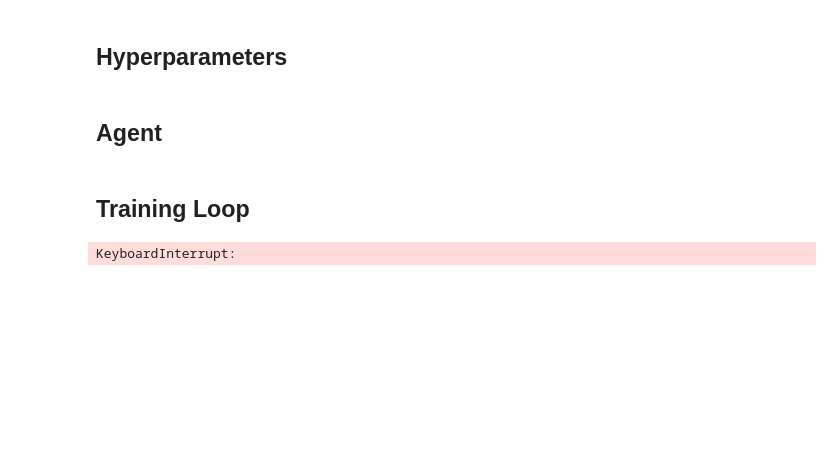
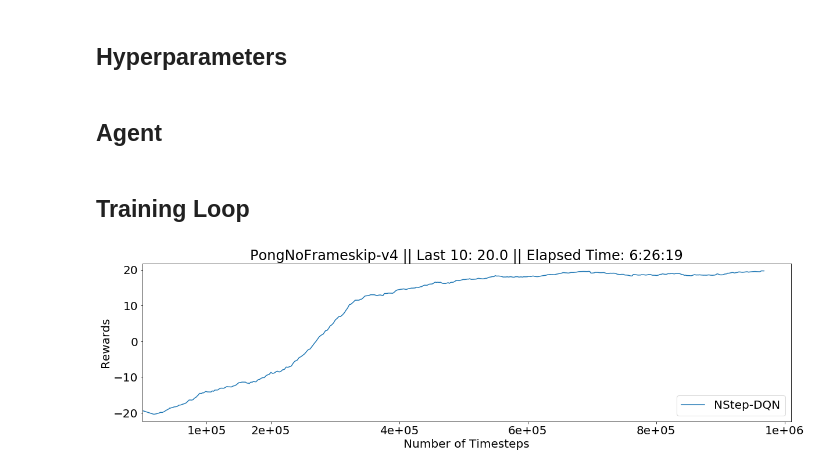
Before and after one commit to qfettes/DeepRL-Tutorials, a Jupyter notebook: 02.NStep_DQN.ipynb, the cells around one changed output. Drawn from its saved outputs; the diff is of its cells as text; code cells hidden in the pictures; blank space fills up the shorter version.

```diff
--- a/02.NStep_DQN.ipynb
+++ b/02.NStep_DQN.ipynb
@@ -231,32 +231,32 @@ model  = Model(env=env, config=config)
 episode_reward = 0
 
 observation = env.reset()
 for frame_idx in range(1, config.MAX_FRAMES + 1):
     epsilon = config.epsilon_by_frame(frame_idx)
 
     action = model.get_action(observation, epsilon)
     prev_observation=observation
     observation, reward, done, _ = env.step(action)
     observation = None if done else observation
 
     model.update(prev_observation, action, reward, observation, frame_idx)
     episode_reward += reward
 
     if done:
         model.finish_nstep()
         model.reset_hx()
         observation = env.reset()
         model.save_reward(episode_reward)
         episode_reward = 0
 
     if frame_idx % 10000 == 0:
         try:
             clear_output(True)
-            plot_reward(log_dir, env_id, 'DQN', config.MAX_FRAMES, bin_size=10, smooth=1, time=timedelta(seconds=int(timer()-start)), ipynb=True)
+            plot_reward(log_dir, env_id, 'NStep-DQN', config.MAX_FRAMES, bin_size=10, smooth=1, time=timedelta(seconds=int(timer()-start)), ipynb=True)
         except IOError:
             pass
 
 model.save_w()
 env.close()
 # %% [output]
-KeyboardInterrupt:
+[figure, added]
```
Also changed, not shown: 2 other files.
